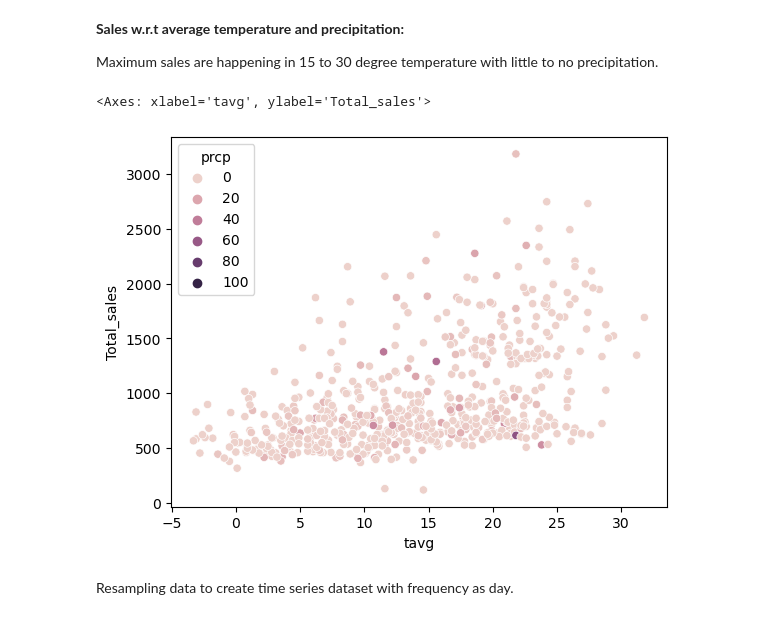
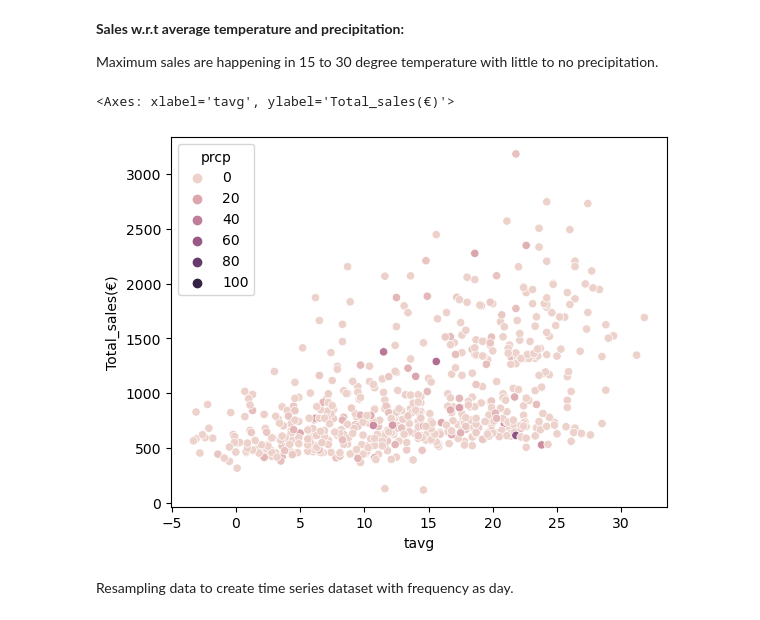
Before and after one commit to Sarahoin/Project, a Jupyter notebook: SarahMoin_TaskA_ Bakery.ipynb, the cells around one changed output. Drawn from its saved outputs; the diff is of its cells as text; code cells hidden in the pictures.

```diff
--- a/SarahMoin_TaskA_ Bakery.ipynb
+++ b/SarahMoin_TaskA_ Bakery.ipynb
@@ -311,6 +296,6 @@ salePerArticle[salePerArticle['Total_sales(€)']==salePerArticle['Total_sales(
 Grouping sales on the date to get sales per day
 # %%
 # Calculate total_sales by summing across all product columns
-dailySales = sales.groupby('date')['Total_sales'].sum().reset_index()
+dailySales = sales.groupby('date')['Total_sales(€)'].sum().reset_index()
 dailySales
 # %% [output]
@@ -409,10 +394,10 @@ sns.scatterplot(x='tavg',y='Total_sales',hue='wspd',data=salesPerDay)
 
 Maximum sales are happening in 15 to 30 degree temperature with little to no precipitation.
 # %%
-sns.scatterplot(x='tavg',y='Total_sales',hue='prcp',data=salesPerDay)
+sns.scatterplot(x='tavg',y='Total_sales(€)',hue='prcp',data=salesPerDay)
 # %% [output]
-<Axes: xlabel='tavg', ylabel='Total_sales'>
+<Axes: xlabel='tavg', ylabel='Total_sales(€)'>
-[figure, old version]
+[figure, new version]
 # %% [markdown]
 Resampling data to create time series dataset with frequency as day.
 # %%
```
Also changed, not shown: parts of 21 cells of this notebook.
